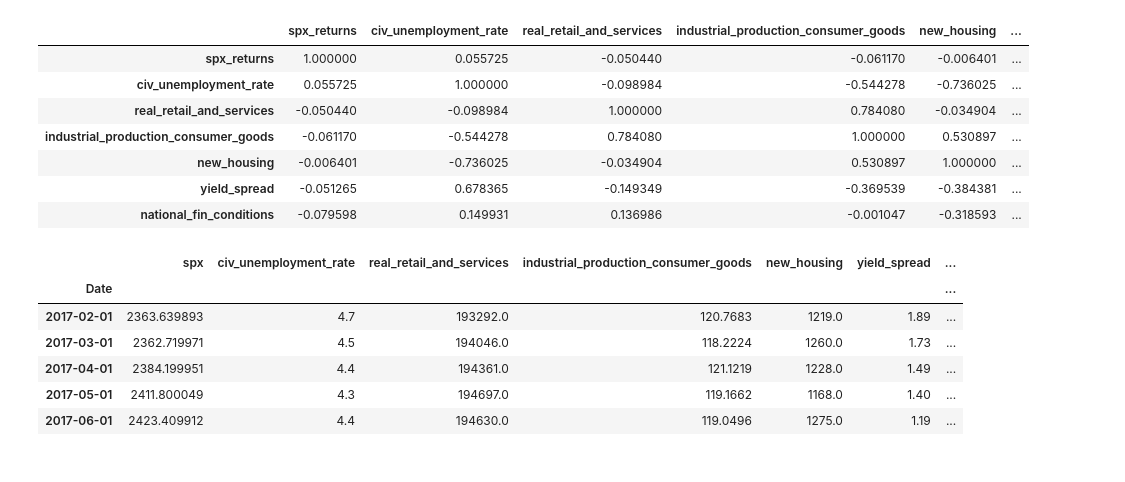
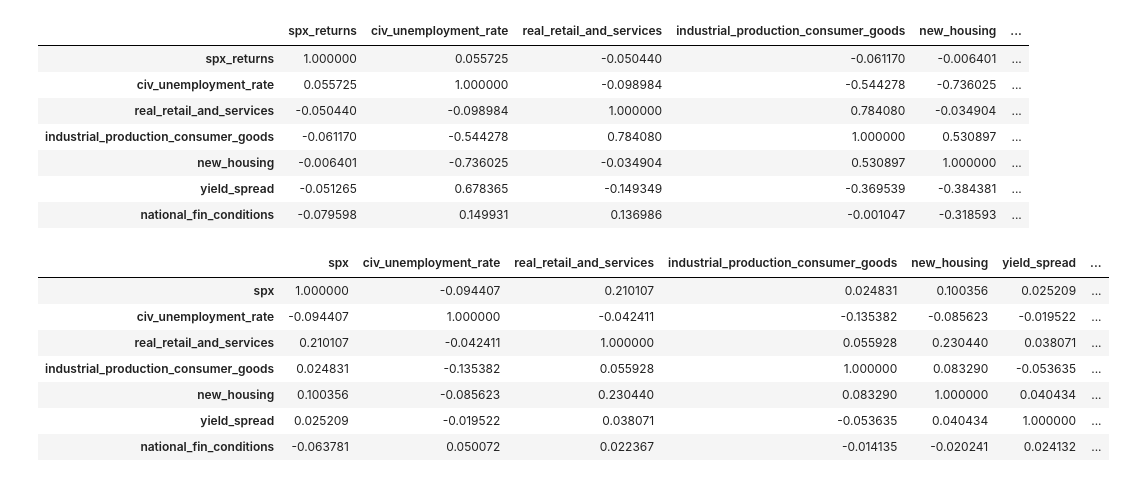
Before and after one commit to auto-d1dact/macro-indicators, a Jupyter notebook: macro_indicators.ipynb, the cells around one changed output. Drawn from its saved outputs; the diff is of its cells as text; code cells hidden in the pictures.

```diff
--- a/macro_indicators.ipynb
+++ b/macro_indicators.ipynb
@@ -34,12 +34,12 @@ spx.columns = ['spx']
 
 # Economic data from Quandl
 
-unemployment_rate = quandl.get("FRED/NROUST", authtoken="-ZxrLoLy3vKgLtLraaMn")
-total_fed_debt = quandl.get("FRED/GFDEBTN", authtoken="-ZxrLoLy3vKgLtLraaMn")
-fed_debt_public_held = quandl.get("FRED/FYGFDPUN", authtoken="-ZxrLoLy3vKgLtLraaMn")
-public_debt_to_gdp = quandl.get("FRED/GFDEGDQ188S", authtoken="-ZxrLoLy3vKgLtLraaMn")
-household_debt_to_gdp = quandl.get("FRED/HDTGPDUSQ163N", authtoken="-ZxrLoLy3vKgLtLraaMn")
-industrial_production_final = quandl.get("FRED/IPB50002NQ", authtoken="-ZxrLoLy3vKgLtLraaMn")
+#unemployment_rate = quandl.get("FRED/NROUST", authtoken="-ZxrLoLy3vKgLtLraaMn")
+#total_fed_debt = quandl.get("FRED/GFDEBTN", authtoken="-ZxrLoLy3vKgLtLraaMn")
+#fed_debt_public_held = quandl.get("FRED/FYGFDPUN", authtoken="-ZxrLoLy3vKgLtLraaMn")
+#public_debt_to_gdp = quandl.get("FRED/GFDEGDQ188S", authtoken="-ZxrLoLy3vKgLtLraaMn")
+#household_debt_to_gdp = quandl.get("FRED/HDTGPDUSQ163N", authtoken="-ZxrLoLy3vKgLtLraaMn")
+#industrial_production_final = quandl.get("FRED/IPB50002NQ", authtoken="-ZxrLoLy3vKgLtLraaMn")
 
 
 # Investing for a Living 6 macro factors
@@ -77,8 +77,6 @@ national_fin_conditions = national_fin_conditions.set_index(['Date'])
 df = pd.concat([spx, civ_unemployment_rate, real_retail_and_services,
                industrial_production_consumer_goods, new_housing,
                yield_spread, national_fin_conditions], axis = 1).dropna()
-df['spx_returns'] = df['spx'].pct_change().shift(-1)
-df = df.dropna()
 # %% [output]
 .ix is deprecated. Please use
 .loc for label based indexing or
@@ -124,13 +122,16 @@ df[['spx_returns','civ_unemployment_rate', 'real_retail_and_services',
 | new_housing | -0.006401 | -0.736025 | -0.034904 | 0.530897 | 1.000000 | ... |
 | yield_spread | -0.051265 | 0.678365 | -0.149349 | -0.369539 | -0.384381 | ... |
 | national_fin_conditions | -0.079598 | 0.149931 | 0.136986 | -0.001047 | -0.318593 | ... |
-# %%
-df.tail()
-# %% [output]
-|  | spx | civ_unemployment_rate | real_retail_and_services | industrial_production_consumer_goods | new_housing | yield_spread | ... |
-| Date |  |  |  |  |  |  | ... |
-| 2017-02-01 | 2363.639893 | 4.7 | 193292.0 | 120.7683 | 1219.0 | 1.89 | ... |
-| 2017-03-01 | 2362.719971 | 4.5 | 194046.0 | 118.2224 | 1260.0 | 1.73 | ... |
-| 2017-04-01 | 2384.199951 | 4.4 | 194361.0 | 121.1219 | 1228.0 | 1.49 | ... |
-| 2017-05-01 | 2411.800049 | 4.3 | 194697.0 | 119.1662 | 1168.0 | 1.40 | ... |
-| 2017-06-01 | 2423.409912 | 4.4 | 194630.0 | 119.0496 | 1275.0 | 1.19 | ... |
+# %%
+test_df = df.pct_change().dropna()
+# %%
+test_df.corr()
+# %% [output]
+|  | spx | civ_unemployment_rate | real_retail_and_services | industrial_production_consumer_goods | new_housing | yield_spread | ... |
+| spx | 1.000000 | -0.094407 | 0.210107 | 0.024831 | 0.100356 | 0.025209 | ... |
+| civ_unemployment_rate | -0.094407 | 1.000000 | -0.042411 | -0.135382 | -0.085623 | -0.019522 | ... |
+| real_retail_and_services | 0.210107 | -0.042411 | 1.000000 | 0.055928 | 0.230440 | 0.038071 | ... |
+| industrial_production_consumer_goods | 0.024831 | -0.135382 | 0.055928 | 1.000000 | 0.083290 | -0.053635 | ... |
+| new_housing | 0.100356 | -0.085623 | 0.230440 | 0.083290 | 1.000000 | 0.040434 | ... |
+| yield_spread | 0.025209 | -0.019522 | 0.038071 | -0.053635 | 0.040434 | 1.000000 | ... |
+| national_fin_conditions | -0.063781 | 0.050072 | 0.022367 | -0.014135 | -0.020241 | 0.024132 | ... |
```
Also changed, not shown: parts of 2 cells of this notebook, 1 other file.
